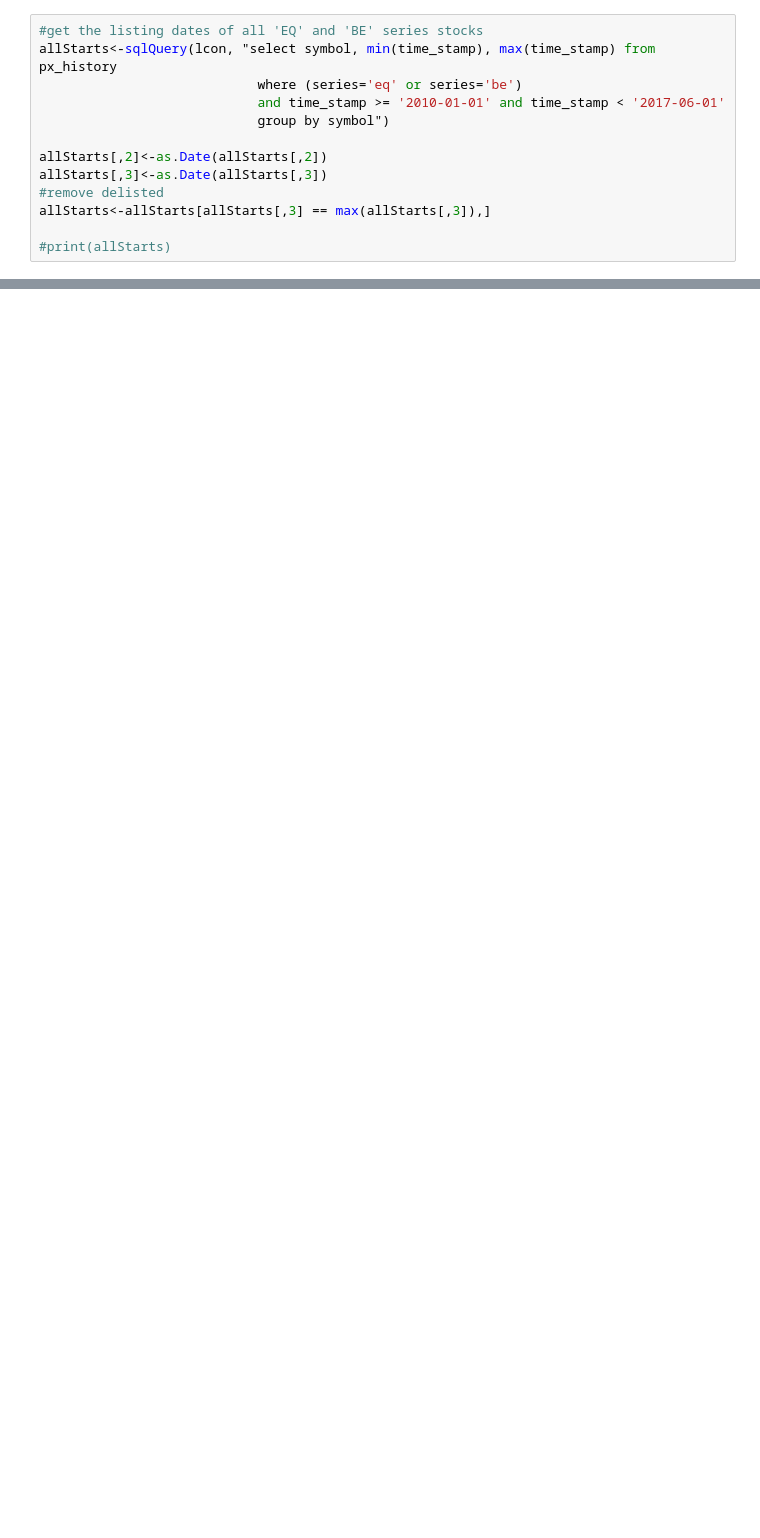
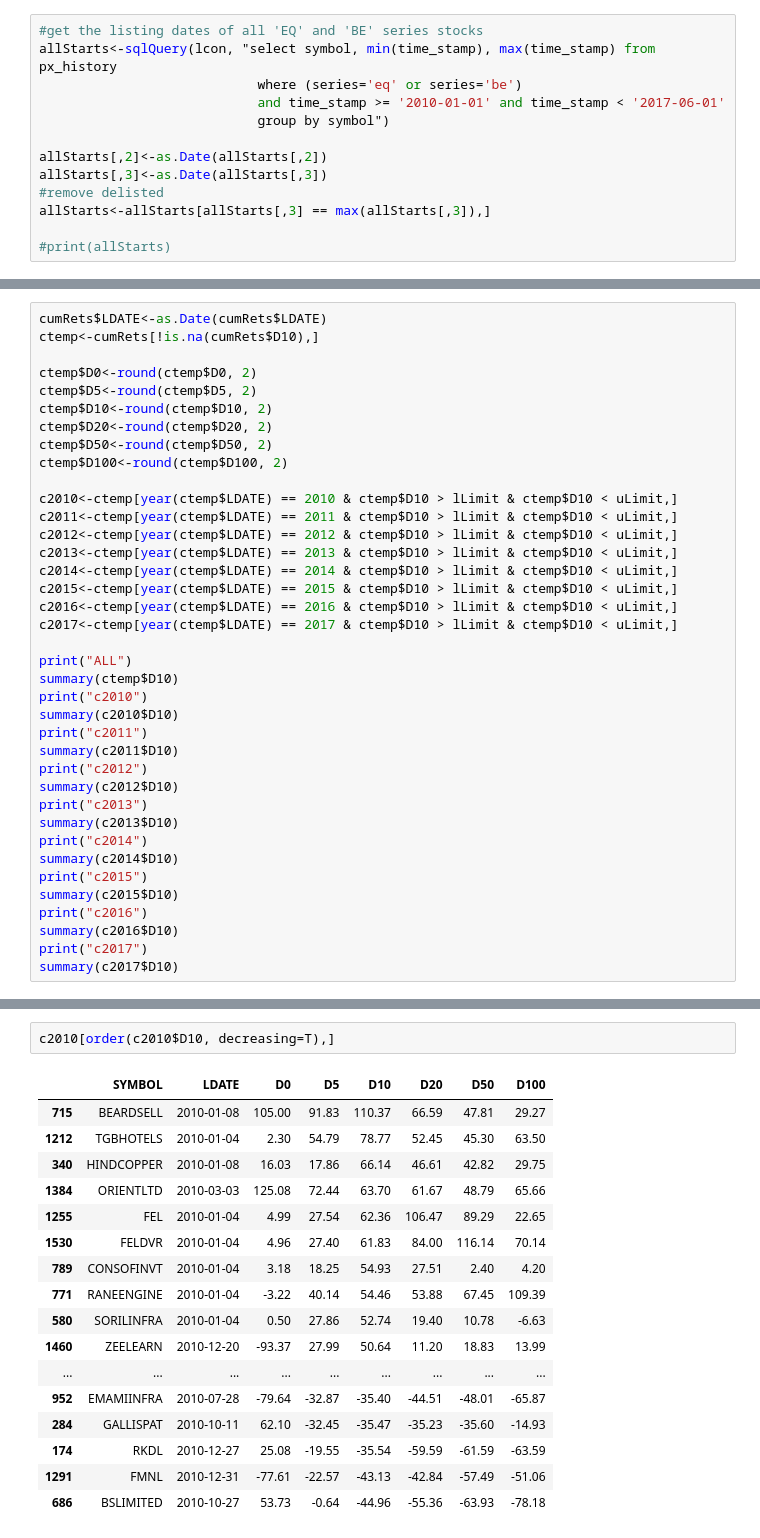
Before and after one commit to stockviz/notebooks, a Jupyter notebook: IPO Analysis.ipynb, the cells around one changed output, grey strips where cells are left out. Cells and saved outputs as stored; diff of their text form; blank space fills up the shorter version.

Commit message:
printing summary stats and year-wise details

```diff
--- a/IPO Analysis.ipynb
+++ b/IPO Analysis.ipynb
@@ -102,0 +89,38 @@ cumRets[cumRets[,1] > 50 & !is.na(cumRets[,1]),]
+# %%
+cumRets$LDATE<-as.Date(cumRets$LDATE)
+ctemp<-cumRets[!is.na(cumRets$D10),]
+
+ctemp$D0<-round(ctemp$D0, 2)
+ctemp$D5<-round(ctemp$D5, 2)
+ctemp$D10<-round(ctemp$D10, 2)
+ctemp$D20<-round(ctemp$D20, 2)
+ctemp$D50<-round(ctemp$D50, 2)
+ctemp$D100<-round(ctemp$D100, 2)
+
+c2010<-ctemp[year(ctemp$LDATE) == 2010 & ctemp$D10 > lLimit & ctemp$D10 < uLimit,]
+c2011<-ctemp[year(ctemp$LDATE) == 2011 & ctemp$D10 > lLimit & ctemp$D10 < uLimit,]
+c2012<-ctemp[year(ctemp$LDATE) == 2012 & ctemp$D10 > lLimit & ctemp$D10 < uLimit,]
+c2013<-ctemp[year(ctemp$LDATE) == 2013 & ctemp$D10 > lLimit & ctemp$D10 < uLimit,]
+c2014<-ctemp[year(ctemp$LDATE) == 2014 & ctemp$D10 > lLimit & ctemp$D10 < uLimit,]
+c2015<-ctemp[year(ctemp$LDATE) == 2015 & ctemp$D10 > lLimit & ctemp$D10 < uLimit,]
+c2016<-ctemp[year(ctemp$LDATE) == 2016 & ctemp$D10 > lLimit & ctemp$D10 < uLimit,]
+c2017<-ctemp[year(ctemp$LDATE) == 2017 & ctemp$D10 > lLimit & ctemp$D10 < uLimit,]
+
+print("ALL")
+summary(ctemp$D10)
+print("c2010")
+summary(c2010$D10)
+print("c2011")
+summary(c2011$D10)
+print("c2012")
+summary(c2012$D10)
+print("c2013")
+summary(c2013$D10)
+print("c2014")
+summary(c2014$D10)
+print("c2015")
+summary(c2015$D10)
+print("c2016")
+summary(c2016$D10)
+print("c2017")
+summary(c2017$D10)
@@ -102,0 +147,20 @@ cumRets[cumRets[,1] > 50 & !is.na(cumRets[,1]),]
+# %%
+c2010[order(c2010$D10, decreasing=T),]
+# %% [output]
+|  | SYMBOL | LDATE | D0 | D5 | D10 | D20 | D50 | D100 |
+| 715 | BEARDSELL | 2010-01-08 | 105.00 | 91.83 | 110.37 | 66.59 | 47.81 | 29.27 |
+| 1212 | TGBHOTELS | 2010-01-04 | 2.30 | 54.79 | 78.77 | 52.45 | 45.30 | 63.50 |
+| 340 | HINDCOPPER | 2010-01-08 | 16.03 | 17.86 | 66.14 | 46.61 | 42.82 | 29.75 |
+| 1384 | ORIENTLTD | 2010-03-03 | 125.08 | 72.44 | 63.70 | 61.67 | 48.79 | 65.66 |
+| 1255 | FEL | 2010-01-04 | 4.99 | 27.54 | 62.36 | 106.47 | 89.29 | 22.65 |
+| 1530 | FELDVR | 2010-01-04 | 4.96 | 27.40 | 61.83 | 84.00 | 116.14 | 70.14 |
+| 789 | CONSOFINVT | 2010-01-04 | 3.18 | 18.25 | 54.93 | 27.51 | 2.40 | 4.20 |
+| 771 | RANEENGINE | 2010-01-04 | -3.22 | 40.14 | 54.46 | 53.88 | 67.45 | 109.39 |
+| 580 | SORILINFRA | 2010-01-04 | 0.50 | 27.86 | 52.74 | 19.40 | 10.78 | -6.63 |
+| 1460 | ZEELEARN | 2010-12-20 | -93.37 | 27.99 | 50.64 | 11.20 | 18.83 | 13.99 |
+| ... | ... | ... | ... | ... | ... | ... | ... | ... |
+| 952 | EMAMIINFRA | 2010-07-28 | -79.64 | -32.87 | -35.40 | -44.51 | -48.01 | -65.87 |
+| 284 | GALLISPAT | 2010-10-11 | 62.10 | -32.45 | -35.47 | -35.23 | -35.60 | -14.93 |
+| 174 | RKDL | 2010-12-27 | 25.08 | -19.55 | -35.54 | -59.59 | -61.59 | -63.59 |
+| 1291 | FMNL | 2010-12-31 | -77.61 | -22.57 | -43.13 | -42.84 | -57.49 | -51.06 |
+| 686 | BSLIMITED | 2010-10-27 | 53.73 | -0.64 | -44.96 | -55.36 | -63.93 | -78.18 |
```
Also changed, not shown: parts of 12 cells of this notebook.
